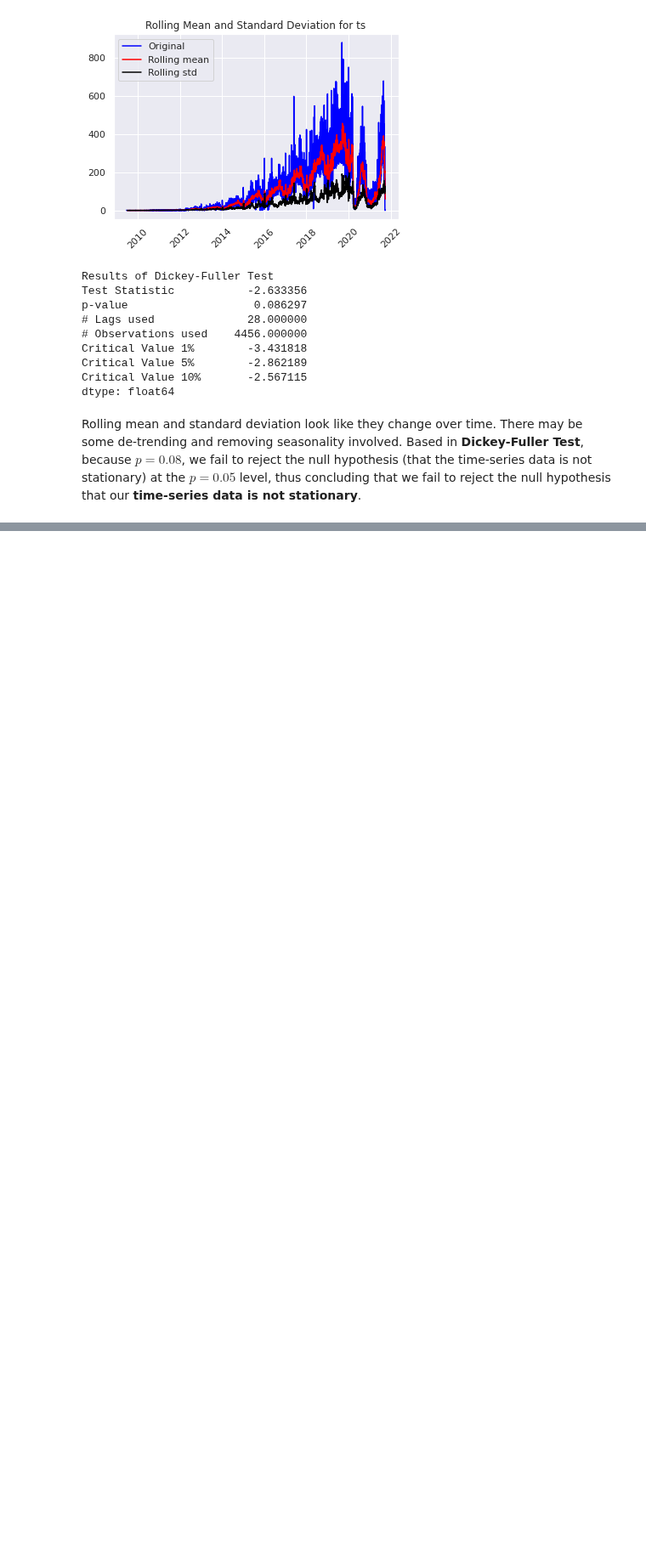
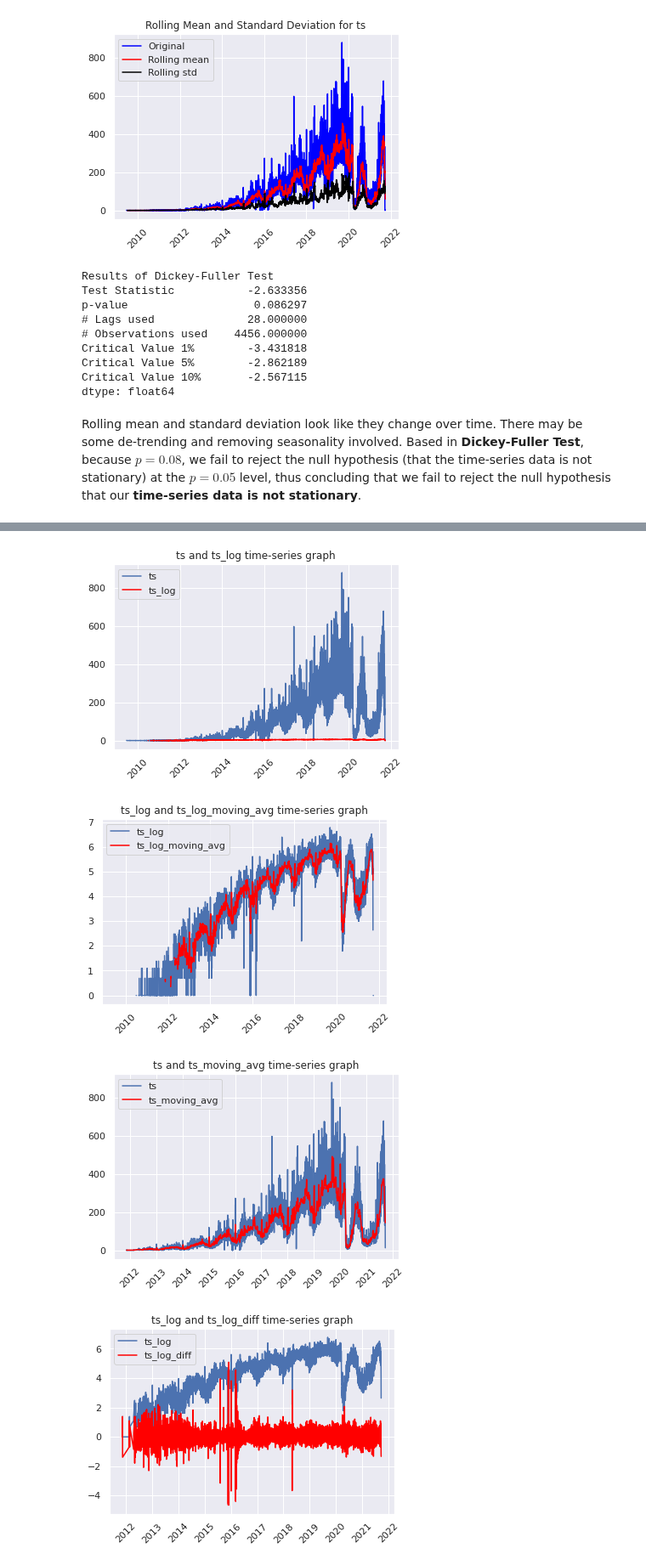
Before and after one commit to rohitnikam1/Time_Series_Forecasting, a Jupyter notebook: Time_Series_Forecasting.ipynb, the cells around one changed output, grey strips where cells are left out. Shown at 85% size. Drawn from its saved outputs; the diff is of its cells as text; code cells hidden in the pictures; blank space fills up the shorter version.

```diff
--- a/Time_Series_Forecasting.ipynb
+++ b/Time_Series_Forecasting.ipynb
@@ -257,0 +279,73 @@ Two common reasons behind non-stationarity are:
+# %%
+# Transformation - log ts
+df_example['ts_log'] = df_example['ts'].apply(lambda x: np.log(x))
+
+# Transformation - 7-day moving averages of log ts
+df_example['ts_log_moving_avg'] = df_example['ts_log'].rolling(window = 7, center = False).mean()
+
+# Transformation - 7-day moving averages of ts
+df_example['ts_moving_avg'] = df_example['ts'].rolling(window = 7, center = False).mean()
+
+# Transformation - Difference between log ts and first-order difference log ts
+df_example['ts_log_diff'] = df_example['ts_log'].diff()
+
+# Transformation - Difference between ts and moving average ts
+df_example['ts_moving_avg_diff'] = df_example['ts'] - df_example['ts_moving_avg']
+
+# Transformation - Difference between log ts and log moving average ts
+df_example['ts_log_moving_avg_diff'] = df_example['ts_log'] - df_example['ts_log_moving_avg']
+
+# Remove Nulls from data
+df_example_transform = df_example.dropna()
+
+# Transformation - log exponentially weighted moving averages (EWMA) ts
+df_example_transform['ts_log_ewma'] = df_example_transform['ts_log'].ewm(halflife = 7,
+                                                                         ignore_na = False,
+                                                                         min_periods = 0,
+                                                                         adjust = True).mean()
+
+# Transformation - Difference between log ts and log EWMA ts
+df_example_transform['ts_log_ewma_diff'] = df_example_transform['ts_log'] - df_example_transform['ts_log_ewma']
+
+# Display data
+display(df_example_transform.head())
+
+# Plot data
+plot_transformed_data(df = df_example,
+                      ts = 'ts',
+                      ts_transform = 'ts_log')
+
+plot_transformed_data(df = df_example,
+                      ts = 'ts_log',
+                      ts_transform = 'ts_log_moving_avg')
+
+plot_transformed_data(df = df_example_transform,
+                      ts = 'ts',
+                      ts_transform = 'ts_moving_avg')
+
+plot_transformed_data(df = df_example_transform,
+                      ts = 'ts_log',
+                      ts_transform = 'ts_log_diff')
+
+plot_transformed_data(df = df_example_transform,
+                      ts = 'ts',
+                      ts_transform = 'ts_moving_avg_diff')
+
+plot_transformed_data(df = df_example_transform,
+                      ts = 'ts_log',
+                      ts_transform = 'ts_log_moving_avg_diff')
+
+plot_transformed_data(df = df_example_transform,
+                      ts = 'ts_log',
+                      ts_transform = 'ts_log_ewma_diff')
+
+# Perform stationarity tests
+test_stationarity(df = df_example_transform, ts = 'ts_log')
+test_stationarity(df = df_example_transform, ts = 'ts_moving_avg')
+test_stationarity(df = df_example_transform, ts = 'ts_log_moving_avg')
+test_stationarity(df = df_example_transform, ts = 'ts_log_diff')
+test_stationarity(df = df_example_transform, ts = 'ts_moving_avg_diff')
+test_stationarity(df = df_example_transform, ts = 'ts_log_moving_avg_diff')
+test_stationarity(df = df_example_transform, ts = 'ts_log_ewma')
+test_stationarity(df = df_example_transform, ts = 'ts_log_ewma_diff')
+# %% [output]
@@ -257,0 +367,4 @@ Two common reasons behind non-stationarity are:
+[figure, added]
+[figure, added]
+[figure, added]
+[figure, added]
```
Also changed, not shown: parts of 4 cells of this notebook.
